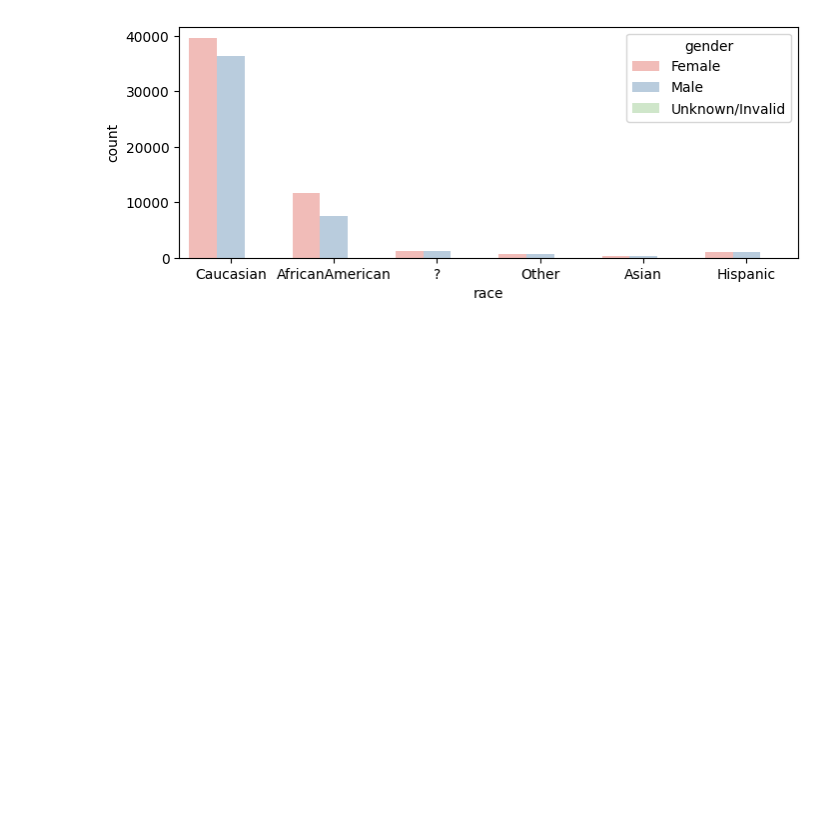
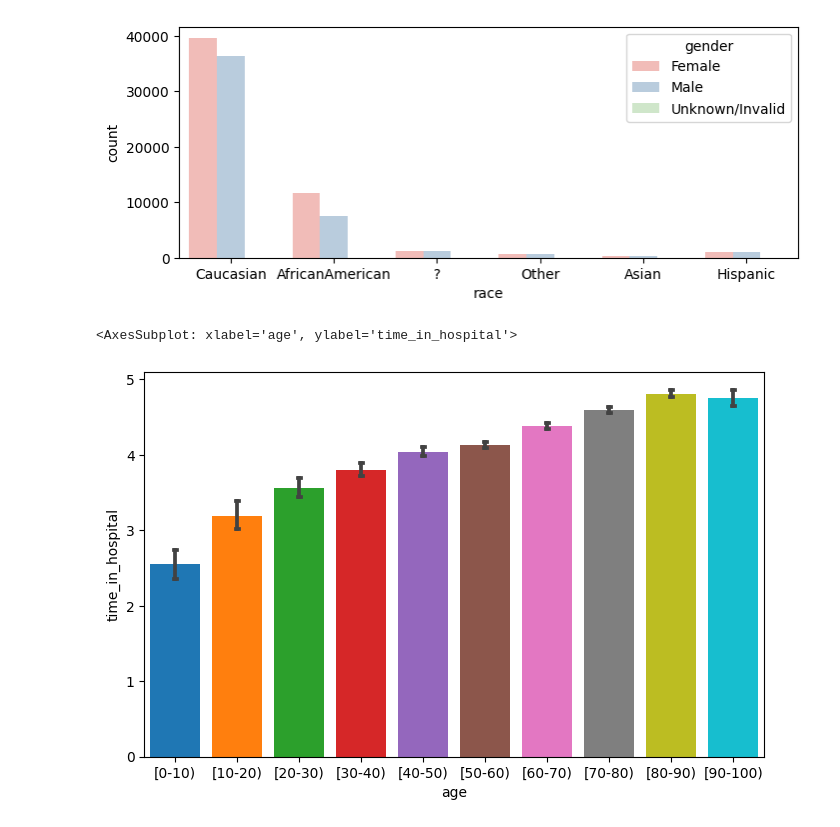
Before and after one commit to bricabrac23/Data-Visualizations-with-Python, a Jupyter notebook: Data Visualizations with Python.ipynb, the cells around one changed output. Cells and saved outputs as stored; diff of their text form; code cells hidden in the pictures; blank space fills up the shorter version.

```diff
--- a/Data Visualizations with Python.ipynb
+++ b/Data Visualizations with Python.ipynb
@@ -55,0 +54,9 @@ sb.countplot(x='race',hue='gender',data=diabetic_data,
+# %%
+#Second Visualization - Bar Plot
+#I wanted to visualize how long patients remained in the hospital based on their age,
+#And I wanted to see how large the variation was between ages using confidence intervals
+plt.figure(figsize =(8,5))
+sb.barplot(x = 'age',y = 'time_in_hospital', data = diabetic_data, capsize=0.04, saturation=1)
+# %% [output]
+<AxesSubplot: xlabel='age', ylabel='time_in_hospital'>
+[figure, added]
```
Also changed, not shown: parts of 9 cells of this notebook.
